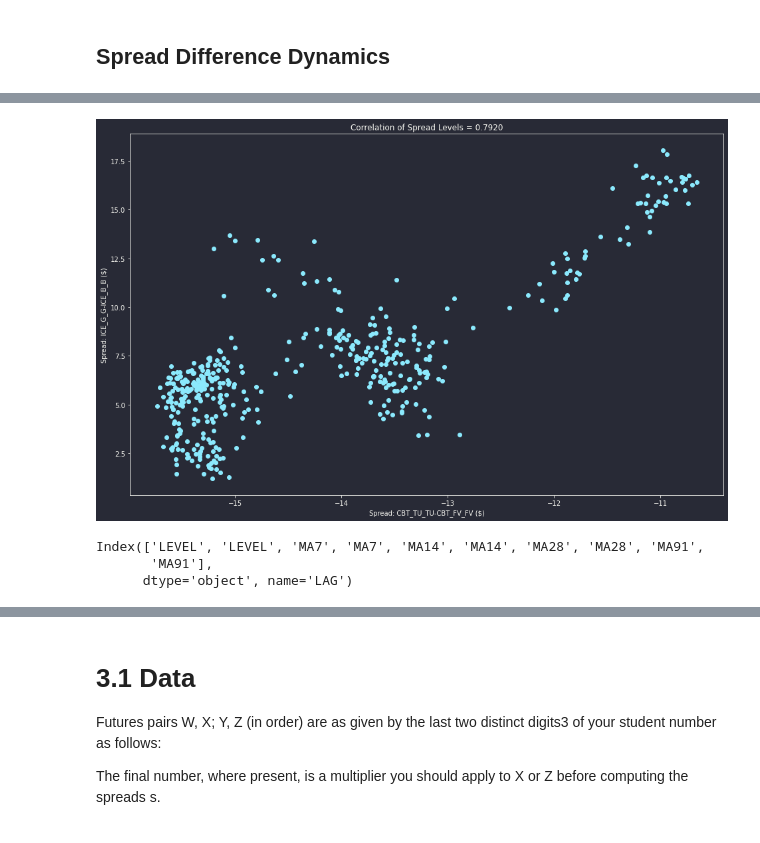
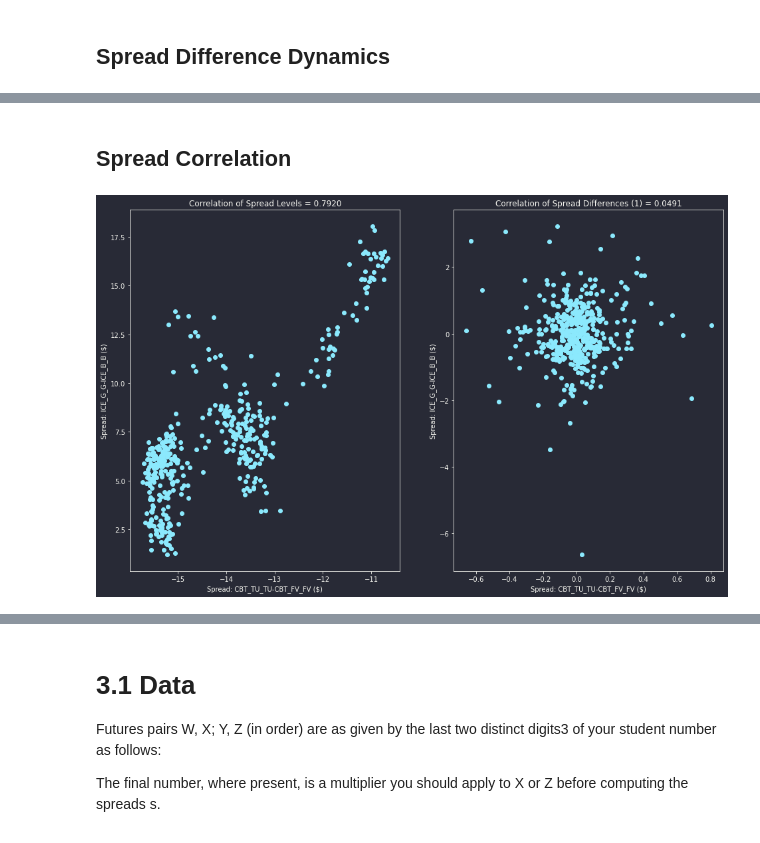
Before and after one commit to philipwlee/regquant, a Jupyter notebook: hw1_futures_spread/hw1_futures_spread_philip_lee_12129240.ipynb, the cells around one changed output, grey strips where cells are left out. Saved outputs shown, nothing was run; the diff lists cells and outputs as text; code cells hidden in the pictures.

Commit message:
spread distribution, correlations

```diff
--- a/hw1_futures_spread/hw1_futures_spread_philip_lee_12129240.ipynb
+++ b/hw1_futures_spread/hw1_futures_spread_philip_lee_12129240.ipynb
@@ -311,14 +333,18 @@ plt.show()
+# %% [markdown]
+## Spread Correlation
 # %%
-plt.scatter(spreads[spreads_cols[0]], spreads[spreads_cols[1]])
-plt.title(f"Correlation of Spread Levels = {spreads.corr().values[0,1]:.4f}")
-plt.xlabel(f"Spread: {spreads_cols[0]} ($)")
-plt.ylabel(f"Spread: {spreads_cols[1]} ($)")
+fig, axs = plt.subplots(1,2)
+
+axs[0].scatter(spreads[spreads_cols[0]], spreads[spreads_cols[1]])
+axs[0].set_title(f"Correlation of Spread Levels = {spreads.corr().values[0,1]:.4f}")
+axs[0].set_xlabel(f"Spread: {spreads_cols[0]} ($)")
+axs[0].set_ylabel(f"Spread: {spreads_cols[1]} ($)")
+
+axs[1].scatter(spreads[spreads_cols[0]].diff(), spreads[spreads_cols[1]].diff())
+axs[1].set_title(f"Correlation of Spread Differences (1) = {spreads.diff().corr().values[0,1]:.4f}")
+axs[1].set_xlabel(f"Spread: {spreads_cols[0]} ($)")
+axs[1].set_ylabel(f"Spread: {spreads_cols[1]} ($)")
+
 plt.show()
 # %% [output]
-[figure, old version]
+[figure, new version]
-# %%
-diff_ma.columns.get_level_values(0)
-# %% [output]
-Index(['LEVEL', 'LEVEL', 'MA7', 'MA7', 'MA14', 'MA14', 'MA28', 'MA28', 'MA91',
-       'MA91'],
-      dtype='object', name='LAG')
```
Also changed, not shown: parts of 7 cells of this notebook.
